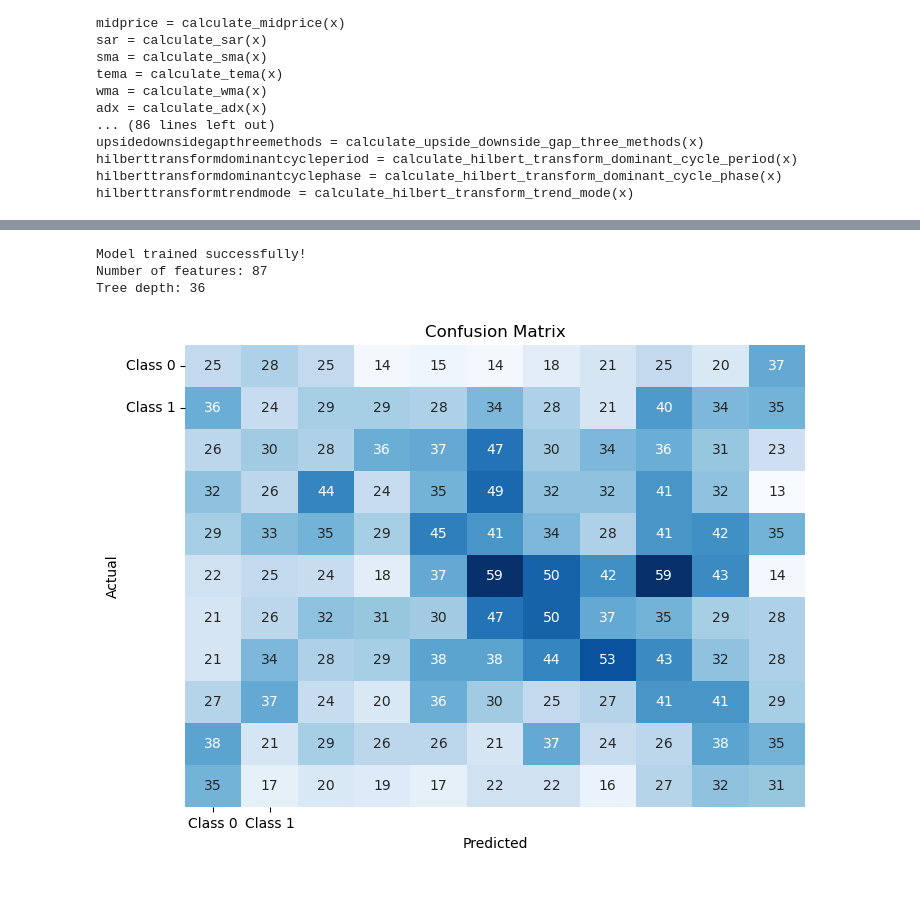
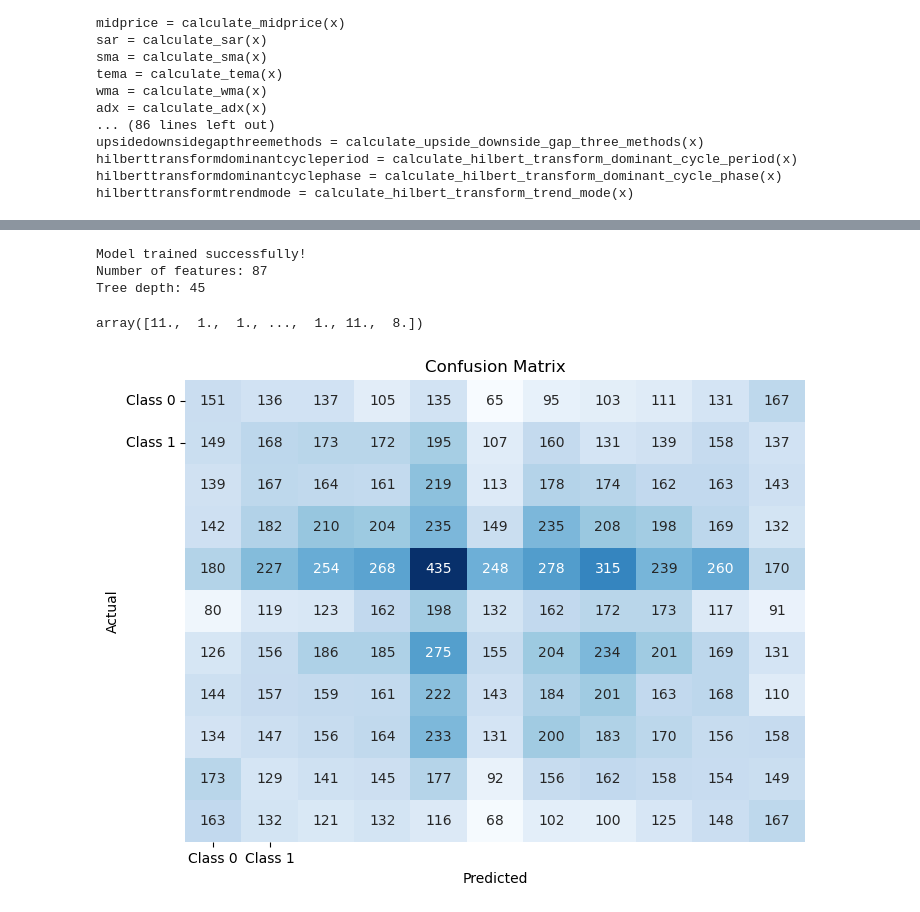
Before and after one commit to hwbarth/coin-prediction, a Jupyter notebook: data_prep.ipynb, the cells around one changed output, grey strips where cells are left out. Drawn from its saved outputs; the diff is of its cells as text; code cells hidden in the pictures.

```diff
--- a/data_prep.ipynb
+++ b/data_prep.ipynb
@@ -1015,0 +1089,28 @@ features.shape
+# %%
+import numpy as np
+import pandas as pd
+from sklearn.model_selection import train_test_split
+from sklearn.ensemble import RandomForestClassifier
+from sklearn.tree import DecisionTreeClassifier
+
+from sklearn.metrics import mean_squared_error
+
+
+# Train Decision Tree model
+tree_model = DecisionTreeClassifier(random_state=42)
+tree_model.fit(X_train, y_train)
+# Predict and evaluate
+y_pred_tree = tree_model.predict(X_test)
+accuracy_tree = accuracy_score(y_test, y_pred_tree)
+print(f'Decision Tree Accuracy: {accuracy_tree}')
+print(classification_report(y_test, y_pred_tree))
+
+# Train Random Forest model
+rf_model = RandomForestClassifier(n_estimators=1000, random_state=42)
+rf_model.fit(X_train, y_train)
+
+# Predict and evaluate for Random Forest
+y_pred_rf = rf_model.predict(X_test)
+accuracy_rf = accuracy_score(y_test, y_pred_rf)
+print(f'Random Forest Accuracy: {accuracy_rf}')
+print(classification_report(y_test, y_pred_rf))
@@ -1016,8 +1135,8 @@ features.shape
 # %%
-# from sklearn.tree import DecisionTreeClassifier
+from sklearn.tree import DecisionTreeClassifier
 
 
-# clf = DecisionTreeClassifier(criterion='entropy', random_state=0)  # Use 'entropy' for cross-entropy as impurity
+clf = DecisionTreeClassifier(criterion='entropy', random_state=0)  # Use 'entropy' for cross-entropy as impurity
 # clf.fit(X_train[:, 1:], y_train[:, 1])
 
 # # Verify model training
@@ -1030,7 +1149,7 @@ from sklearn.tree import DecisionTreeClassifier
 
 # Now fit the model using the shifted features and target
 clf = DecisionTreeClassifier(criterion='entropy', random_state=0)
-clf.fit(X_train[:, 1:], y_train[:, 1:])  # Fit the model on the new data
+clf.fit(X_train, y_train)  # Fit the model on the new data
 
 # Verify model training
 print("Model trained successfully!")
@@ -1039,22 +1158,25 @@ print("Tree depth:", clf.get_depth())
 # %% [output]
 Model trained successfully!
 Number of features: 87
-Tree depth: 36
+Tree depth: 45
+# %%
+y_pred_rf
+# %% [output]
+array([11.,  1.,  1., ...,  1., 11.,  8.])
 # %%
 from sklearn.metrics import accuracy_score, confusion_matrix, classification_report
 
 # Predict on test data
-y_pred = clf.predict(X_test[:, 1:])
-
+y_pred = clf.predict(X_test)
 
 # Calculate accuracy
-accuracy = accuracy_score(y_test[:, 1], y_pred)
+accuracy_dt = accuracy_score(y_test, y_pred)
 # print(f'Accuracy: {accuracy:.2f}')
 
 # Generate a confusion matrix
-conf_matrix = confusion_matrix(y_test[:, 1], y_pred)
+conf_matrix_dt = confusion_matrix(y_test, y_pred)
 # print("Confusion Matrix:\n", conf_matrix)
 
 # Classification report
-class_report = classification_report(y_test[:, 1], y_pred)
+class_report_dt = classification_report(y_test, y_pred)
 # print("Classification Report:\n", class_report)
@@ -1063,14 +1195,14 @@ y_pred = np.column_stack((y_test[:, 0], y_pred))
 # %%
 import seaborn as sns
 import matplotlib.pyplot as plt
 
 # Plotting the confusion matrix
 plt.figure(figsize=(8, 6))
-sns.heatmap(conf_matrix, annot=True, fmt='d', cmap='Blues', cbar=False,
+sns.heatmap(conf_matrix_dt, annot=True, fmt='d', cmap='Blues', cbar=False,
             xticklabels=['Class 0', 'Class 1'], yticklabels=['Class 0', 'Class 1'])
 plt.title("Confusion Matrix")
 plt.xlabel("Predicted")
 plt.ylabel("Actual")
 plt.show()
 # %% [output]
-[figure, old version]
+[figure, new version]
```
Also changed, not shown: parts of 36 cells of this notebook, 1 other file.
